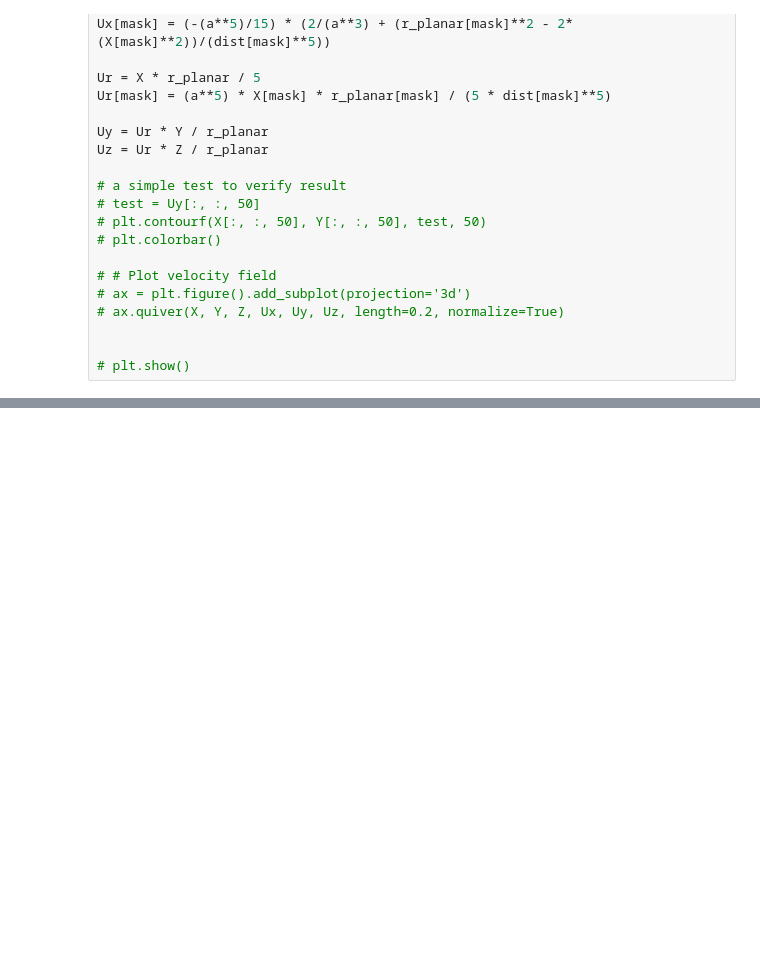
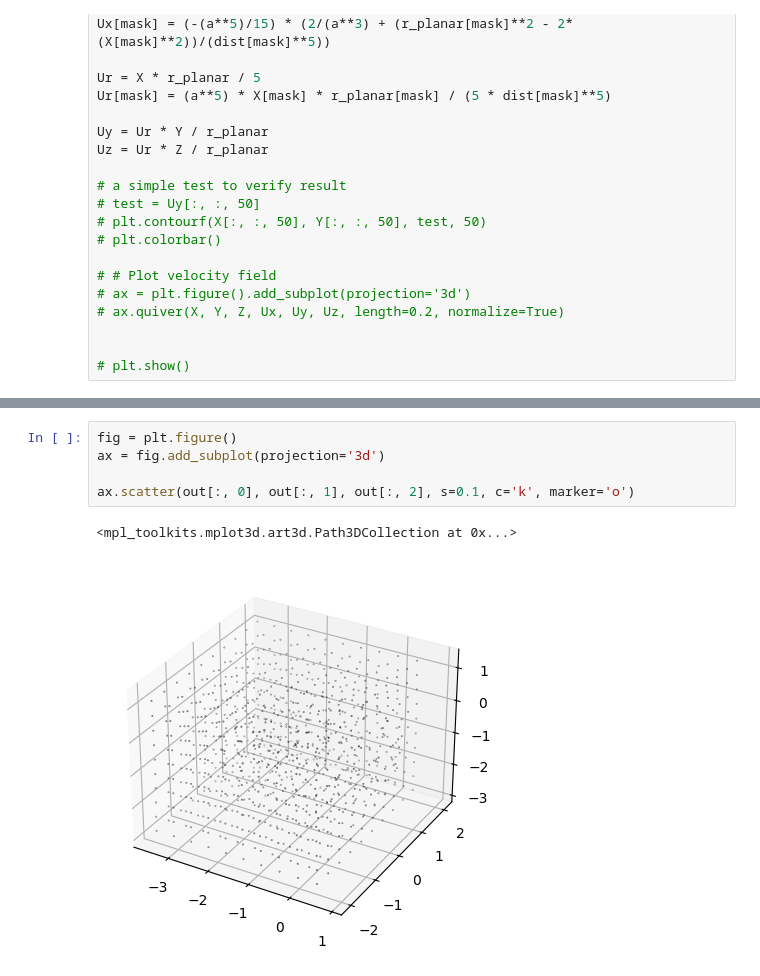
Before and after one commit to zhizhiL/merging_3D, a Jupyter notebook: integrate_path_3d.ipynb, the cells around one changed output, grey strips where cells are left out. Cells and saved outputs as stored; diff of their text form; blank space fills up the shorter version.

```diff
--- a/integrate_path_3d.ipynb
+++ b/integrate_path_3d.ipynb
@@ -161,0 +232,8 @@ def solve_ivp_active_3d(args):
+# %%
+fig = plt.figure()
+ax = fig.add_subplot(projection='3d')
+
+ax.scatter(out[:, 0], out[:, 1], out[:, 2], s=0.1, c='k', marker='o')
+# %% [output]
+<mpl_toolkits.mplot3d.art3d.Path3DCollection at 0x...>
+[figure, added]
```
Also changed, not shown: parts of 7 cells of this notebook, 1 other file.
